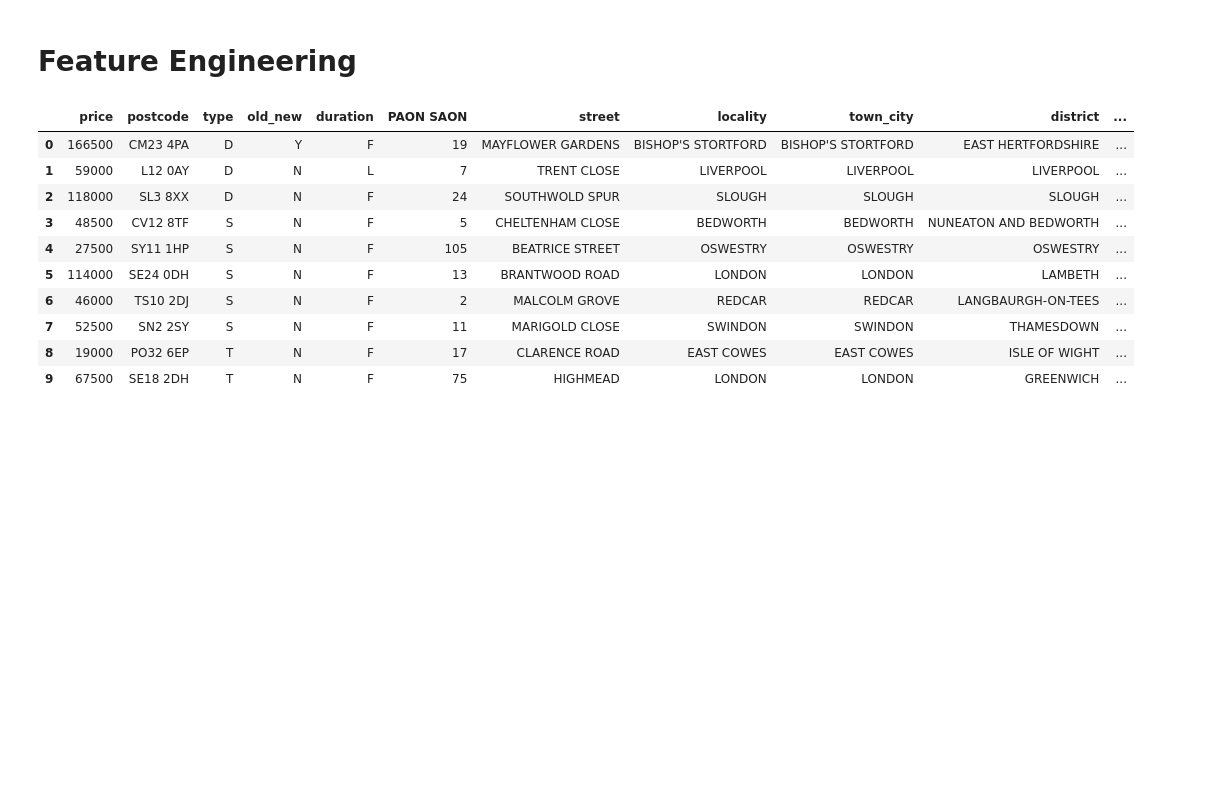
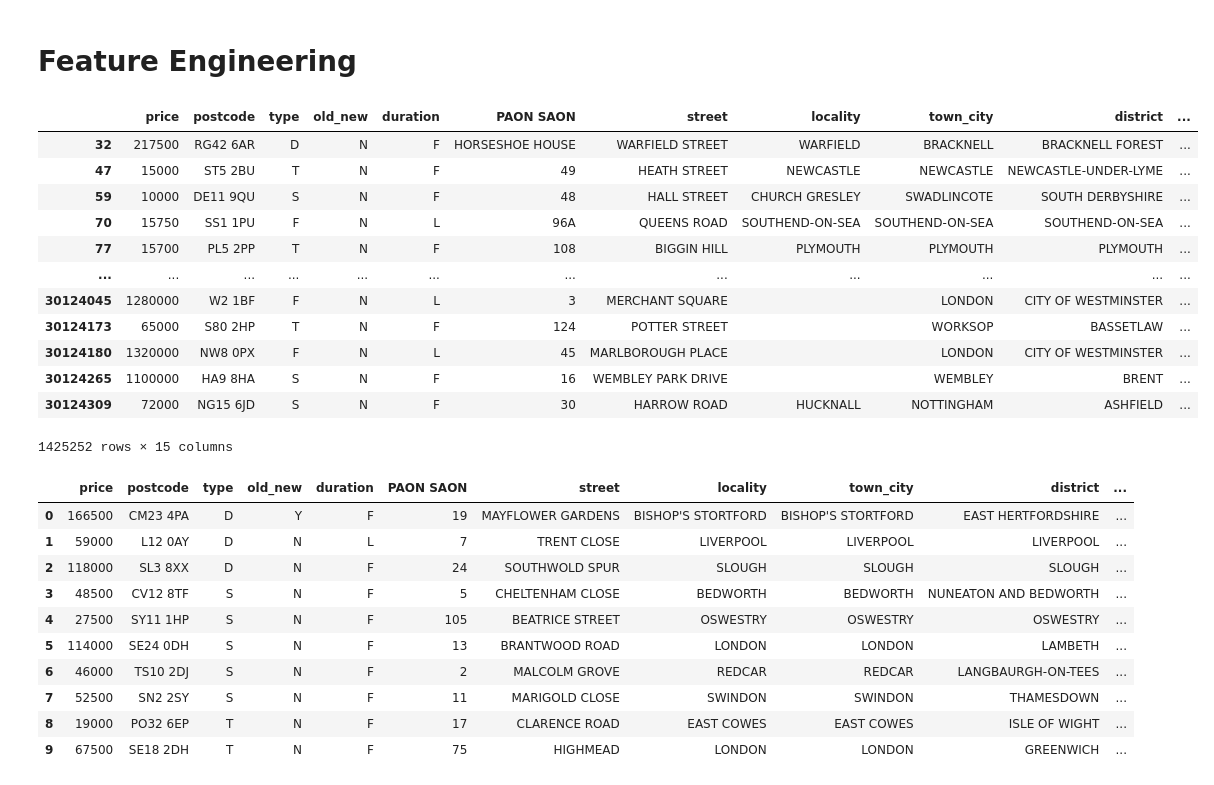
Before and after one commit to 1337Tema/HM-Land-Registry-ML-EDA-ARIMA-Geospatial, a Jupyter notebook: main.ipynb, the cells around one changed output. Drawn from its saved outputs; the diff is of its cells as text; code cells hidden in the pictures; blank space fills up the shorter version.

```diff
--- a/main.ipynb
+++ b/main.ipynb
@@ -64,5 +98,22 @@ def evaluate_model(model):
 # %% [markdown]
 # Feature Engineering
+# %%
+outliers_df, df = find_outliers_z_score(df, 'price', left=2, right=2, log_scale=True, year_col='year')
+outliers_df
+# %% [output]
+|  | price | postcode | type | old_new | duration | PAON SAON | street | locality | town_city | district | ... |
+| 32 | 217500 | RG42 6AR | D | N | F | HORSESHOE HOUSE | WARFIELD STREET | WARFIELD | BRACKNELL | BRACKNELL FOREST | ... |
+| 47 | 15000 | ST5 2BU | T | N | F | 49 | HEATH STREET | NEWCASTLE | NEWCASTLE | NEWCASTLE-UNDER-LYME | ... |
+| 59 | 10000 | DE11 9QU | S | N | F | 48 | HALL STREET | CHURCH GRESLEY | SWADLINCOTE | SOUTH DERBYSHIRE | ... |
+| 70 | 15750 | SS1 1PU | F | N | L | 96A | QUEENS ROAD | SOUTHEND-ON-SEA | SOUTHEND-ON-SEA | SOUTHEND-ON-SEA | ... |
+| 77 | 15700 | PL5 2PP | T | N | F | 108 | BIGGIN HILL | PLYMOUTH | PLYMOUTH | PLYMOUTH | ... |
+| ... | ... | ... | ... | ... | ... | ... | ... | ... | ... | ... | ... |
+| 30124045 | 1280000 | W2 1BF | F | N | L | 3 | MERCHANT SQUARE |  | LONDON | CITY OF WESTMINSTER | ... |
+| 30124173 | 65000 | S80 2HP | T | N | F | 124 | POTTER STREET |  | WORKSOP | BASSETLAW | ... |
+| 30124180 | 1320000 | NW8 0PX | F | N | L | 45 | MARLBOROUGH PLACE |  | LONDON | CITY OF WESTMINSTER | ... |
+| 30124265 | 1100000 | HA9 8HA | S | N | F | 16 | WEMBLEY PARK DRIVE |  | WEMBLEY | BRENT | ... |
+| 30124309 | 72000 | NG15 6JD | S | N | F | 30 | HARROW ROAD | HUCKNALL | NOTTINGHAM | ASHFIELD | ... |
+1425252 rows × 15 columns
 # %%
 district_counts = df['district'].value_counts().reset_index()
 district_counts.columns = ['district', 'count']
```
Also changed, not shown: parts of 11 cells of this notebook.
